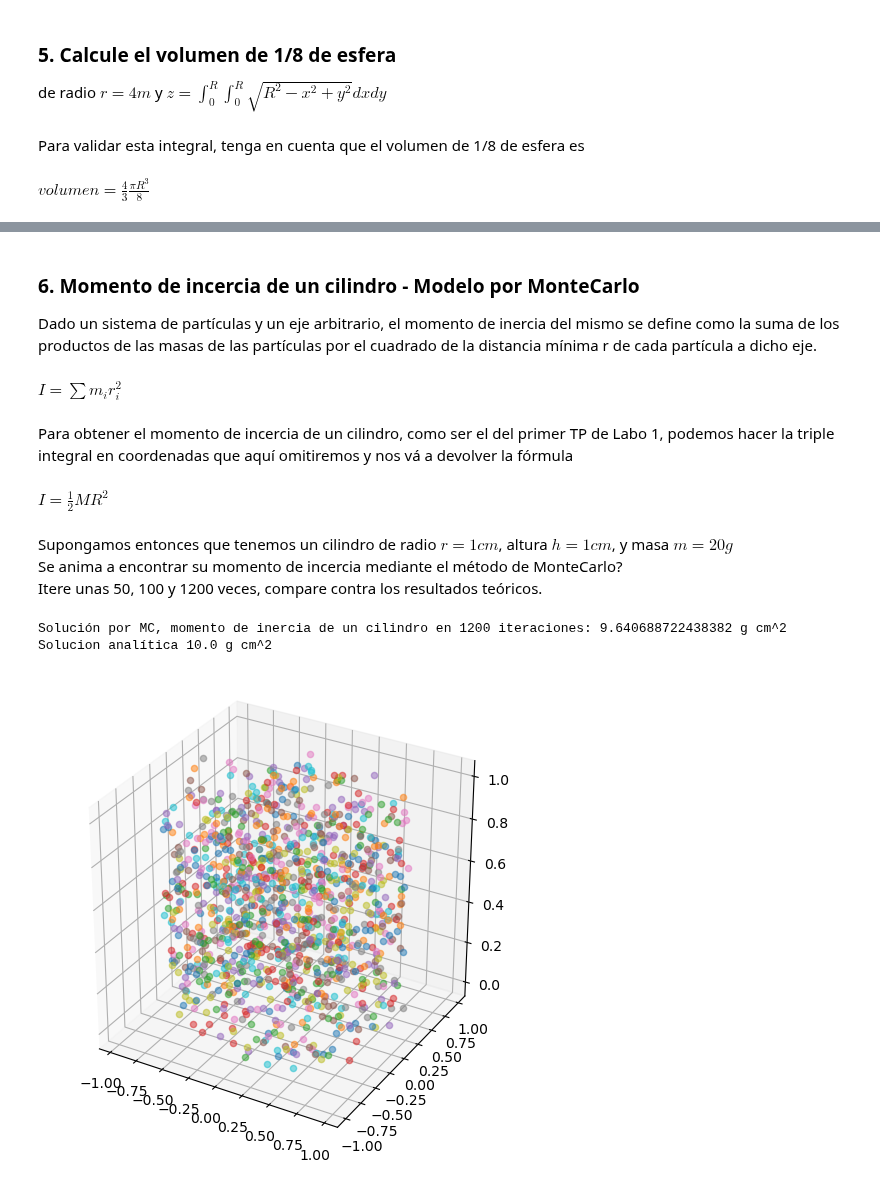
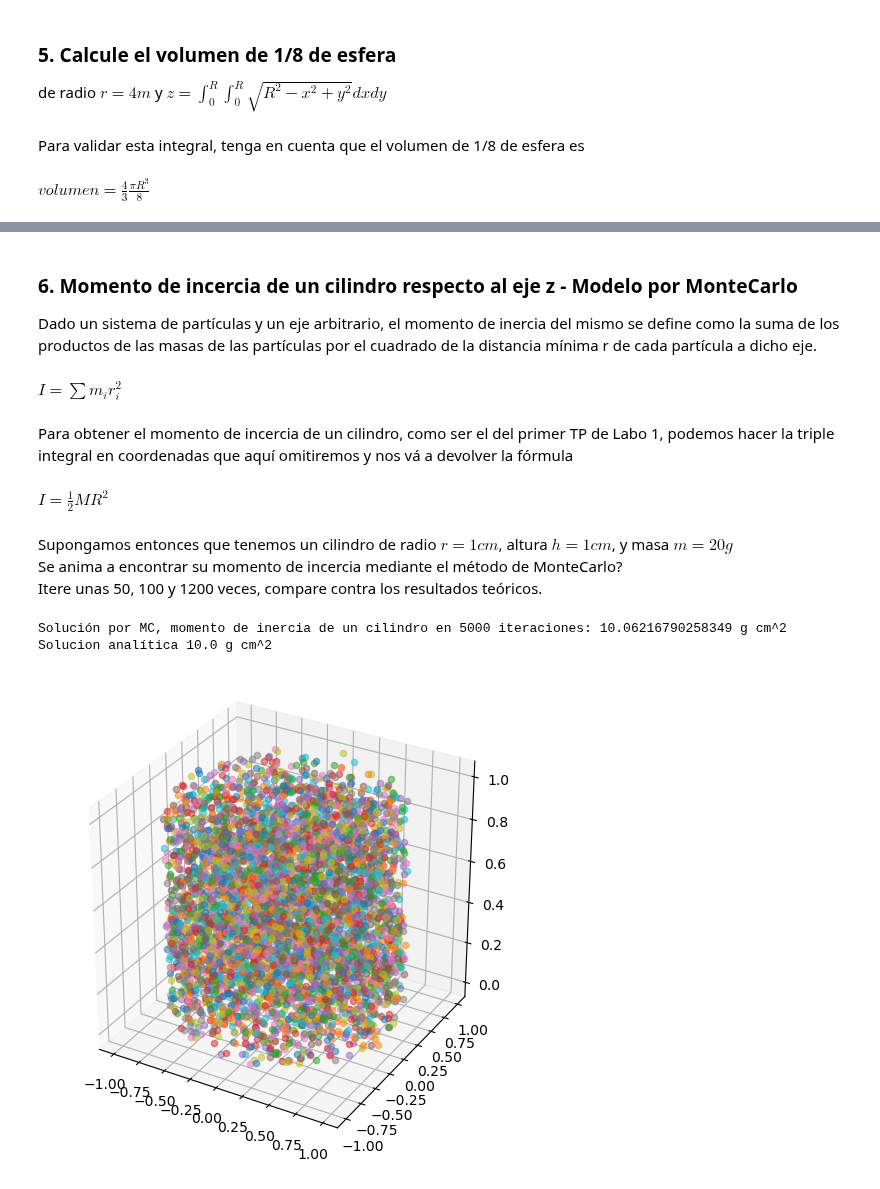
Before and after one commit to dai-dominikow/INSPT-Computacion-III, a Jupyter notebook: TPs/Unidad 7 - TP 5 - Simulaciones por Montecarlo.ipynb, the cells around one changed output, grey strips where cells are left out. Saved outputs shown, nothing was run; the diff lists cells and outputs as text; code cells hidden in the pictures.

```diff
--- a/TPs/Unidad 7 - TP 5 - Simulaciones por Montecarlo.ipynb
+++ b/TPs/Unidad 7 - TP 5 - Simulaciones por Montecarlo.ipynb
@@ -189,6 +189,6 @@ Vol montecarlo: 33.472 m^3. Vol definicion: 33.51m^3
 # %% [markdown]
 
-### 6. Momento de incercia de un cilindro - Modelo por MonteCarlo
+### 6. Momento de incercia de un cilindro respecto al eje z - Modelo por MonteCarlo
 Dado un sistema de partículas y un eje arbitrario, el momento de inercia del mismo se define como la suma de los productos de las masas de las partículas por el cuadrado de la distancia mínima r de cada partícula a dicho eje. <br><br>
 $I = \sum m_ir_i^{2}$<br><br>
 Para obtener el momento de incercia de un cilindro, como ser el del primer TP de Labo 1,  podemos hacer la triple integral en coordenadas  que aquí omitiremos y nos vá a devolver la fórmula<br> <br>
@@ -199,26 +199,26 @@ Itere unas 50, 100 y 1200 veces, compare contra los resultados teóricos.<br>
 # %%
 m = 20
 r = 1
-N = 1200 #cantidad de iteraciones
+N = 5000 #cantidad de iteraciones
 dm = m/N #pequeñas masitas representadas por nuestros puntos
 
 fig = plt.figure(figsize=(6,6))
 ax = fig.add_subplot(aspect = 'equal' , projection='3d')
 
 Imc = 0 #momento de incercia acumulado
 i = 0 #iterador
 while N > i:
     rx = r *(np.random.random() * 2-1)
     ry = r *(np.random.random() * 2-1)
     rz = r *(np.random.random()) #limito la altura a h = 1
     if rx**2 + ry**2 < r : # solo la voy a tener en cuenta si el modulo de la posición es menor al radio del cilindro, ya que limite la altura
         ax.scatter(rx,ry,rz, alpha=0.5)
         Imc = Imc + dm * (rx**2 + ry**2)
         i+=1
 
 print(f'Solución por MC, momento de inercia de un cilindro en {N} iteraciones: {Imc} g cm^2')
 print(F'Solucion analítica {0.5*m*r**2} g cm^2')
 # %% [output]
-Solución por MC, momento de inercia de un cilindro en 1200 iteraciones: 9.640688722438382 g cm^2
+Solución por MC, momento de inercia de un cilindro en 5000 iteraciones: 10.06216790258349 g cm^2
 Solucion analítica 10.0 g cm^2
-[figure, old version]
+[figure, new version]
```
Also changed, not shown: parts of 6 cells of this notebook, 3 other files.
